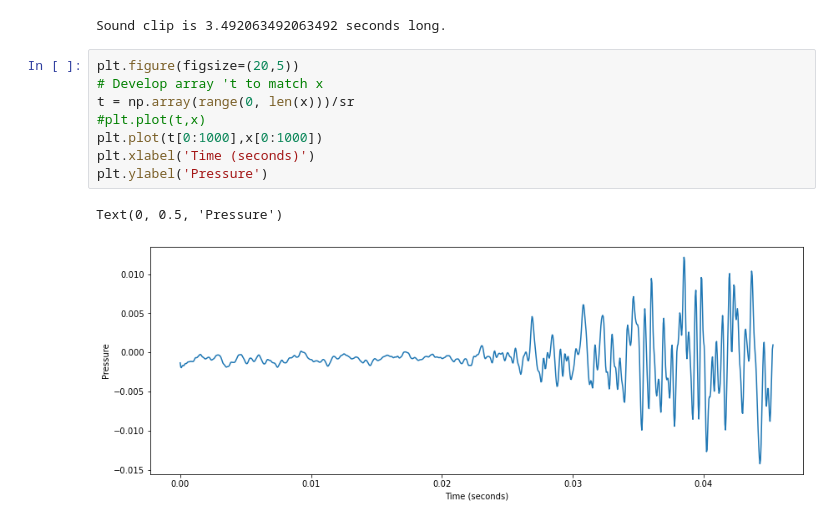
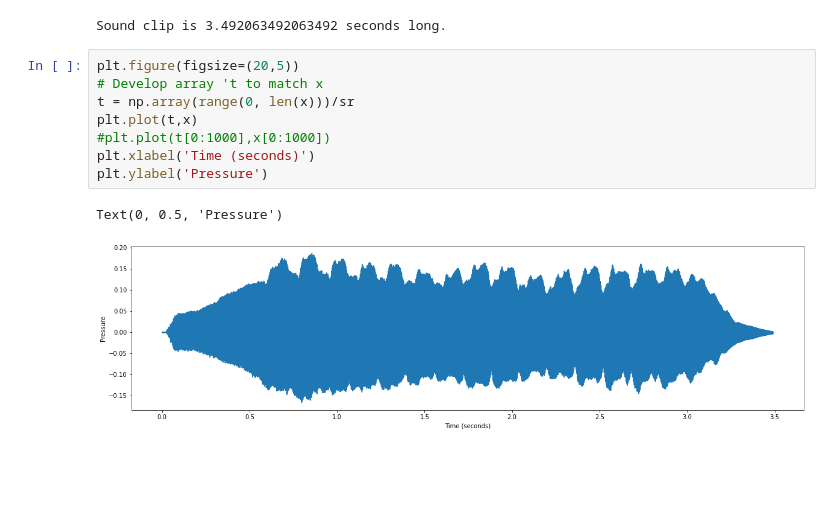
Before and after one commit to Rathees-Koneswarann/matplotlib-signal-analisis, a Jupyter notebook: violin-sound-process.ipynb, the cells around one changed output. Drawn from its saved outputs; the diff is of its cells as text; blank space fills up the shorter version.

```diff
--- a/violin-sound-process.ipynb
+++ b/violin-sound-process.ipynb
@@ -27,11 +27,11 @@ Sound clip is 3.492063492063492 seconds long.
 # %%
 plt.figure(figsize=(20,5))
 # Develop array 't to match x
 t = np.array(range(0, len(x)))/sr
-#plt.plot(t,x)
-plt.plot(t[0:1000],x[0:1000])
+plt.plot(t,x)
+#plt.plot(t[0:1000],x[0:1000])
 plt.xlabel('Time (seconds)')
 plt.ylabel('Pressure')
 # %% [output]
 Text(0, 0.5, 'Pressure')
-[figure, old version]
+[figure, new version]
```
Also changed, not shown: parts of 1 cell of this notebook.
